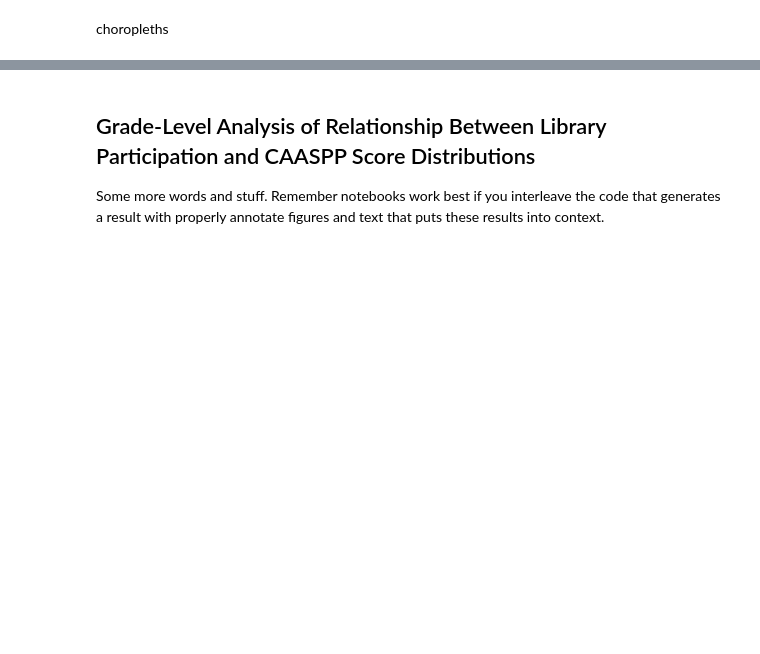
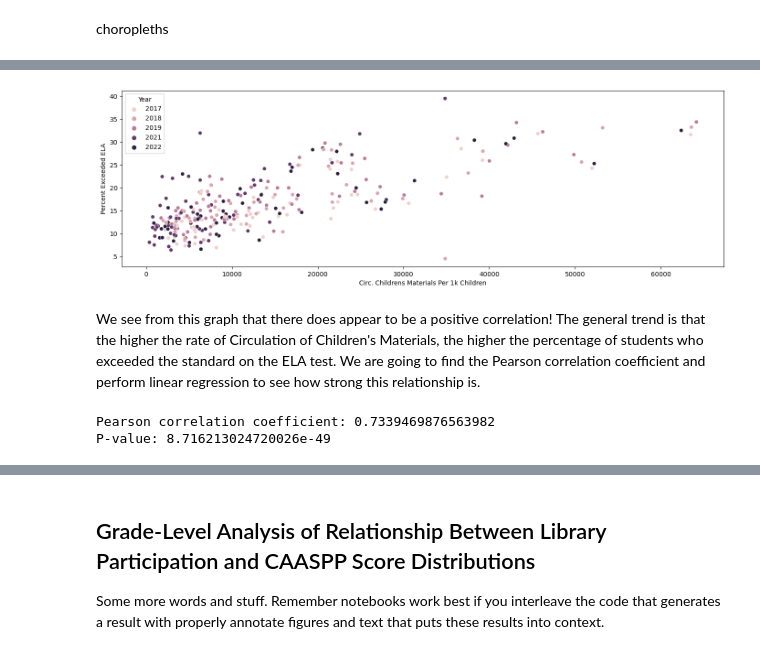
Before and after one commit to KaitlynChou/COGS-108-Project, a Jupyter notebook: FinalProject_Group057_WI24.ipynb, the cells around one changed output, grey strips where cells are left out. Drawn from its saved outputs; the diff is of its cells as text; code cells hidden in the pictures; blank space fills up the shorter version.

Commit message:
added some analysis graphs, test correlation

```diff
--- a/FinalProject_Group057_WI24.ipynb
+++ b/FinalProject_Group057_WI24.ipynb
@@ -512,0 +514,25 @@ Some more words and stuff.  Remember notebooks work best if you interleave the c
+# %%
+# Plotting the relationship between Circulation of Children's Materials Per 1,000 Children and Percent Exceeded ELA
+
+# Average all the grades of each county
+caaspp_avg = caaspp.groupby(['County Name','Test Year']).aggregate('mean').reset_index()
+
+# Combine with library data into one dataframe
+library_caaspp = libraries_per.merge(caaspp_avg, left_on=['County', 'Year'], right_on=['County Name', 'Test Year'])
+
+# Make scatterplot, with different colors for different years
+sns.scatterplot(library_caaspp[library_caaspp['Circ. Childrens Materials Per 1k Children'] >= 0],
+                x='Circ. Childrens Materials Per 1k Children', y='Percent Exceeded ELA', hue='Year');
+# %% [output]
+[figure, added]
+# %% [markdown]
+We see from this graph that there does appear to be a positive correlation! The general trend is that the higher the rate of Circulation of Children's Materials, the higher the percentage of students who exceeded the standard on the ELA test. We are going to find the Pearson correlation coefficient and perform linear regression to see how strong this relationship is.
+# %%
+# Correlation coefficient: ELA
+corr_coefficient, p_value = pearsonr(library_caaspp[library_caaspp['Circ. Childrens Materials Per 1k Children'] >= 0]['Circ. Childrens Materials Per 1k Children'],
+                                     library_caaspp[library_caaspp['Circ. Childrens Materials Per 1k Children'] >= 0]['Percent Exceeded ELA'])
+print("Pearson correlation coefficient:", corr_coefficient)
+print("P-value:", p_value)
+# %% [output]
+Pearson correlation coefficient: 0.7339469876563982
+P-value: 8.716213024720026e-49
```
Also changed, not shown: parts of 13 cells of this notebook.
